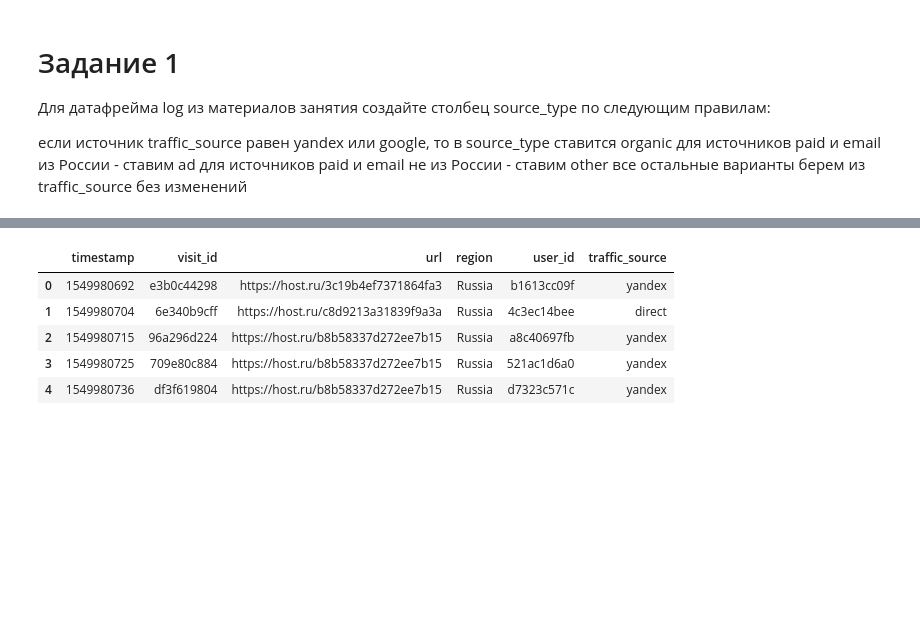
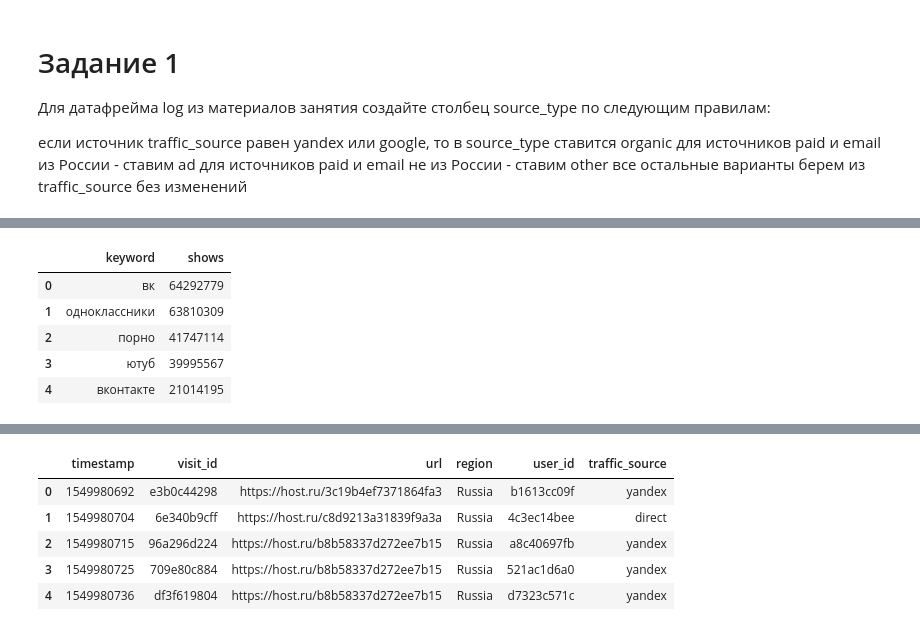
Before and after one commit to solobala/numpy36, a Jupyter notebook: Balakina_numpy36_Dz4.ipynb, the cells around one changed output, grey strips where cells are left out. Saved outputs shown, nothing was run; the diff lists cells and outputs as text; code cells hidden in the pictures; blank space fills up the shorter version.

```diff
--- a/Balakina_numpy36_Dz4.ipynb
+++ b/Balakina_numpy36_Dz4.ipynb
@@ -33,0 +46,11 @@ with ZipFile('%D0%B4%D0%BE%D0%BF_%D0%BC%D0%B0%D1%82%D0%B5%D1%80%D0%B8%D0%B0%D0%B
+# %%
+keywords = pd.read_csv('/content/keywords.csv', sep =',')
+# %%
+keywords.head()
+# %% [output]
+|  | keyword | shows |
+| 0 | вк | 64292779 |
+| 1 | одноклассники | 63810309 |
+| 2 | порно | 41747114 |
+| 3 | ютуб | 39995567 |
+| 4 | вконтакте | 21014195 |
```
Also changed, not shown: parts of 16 cells of this notebook.
